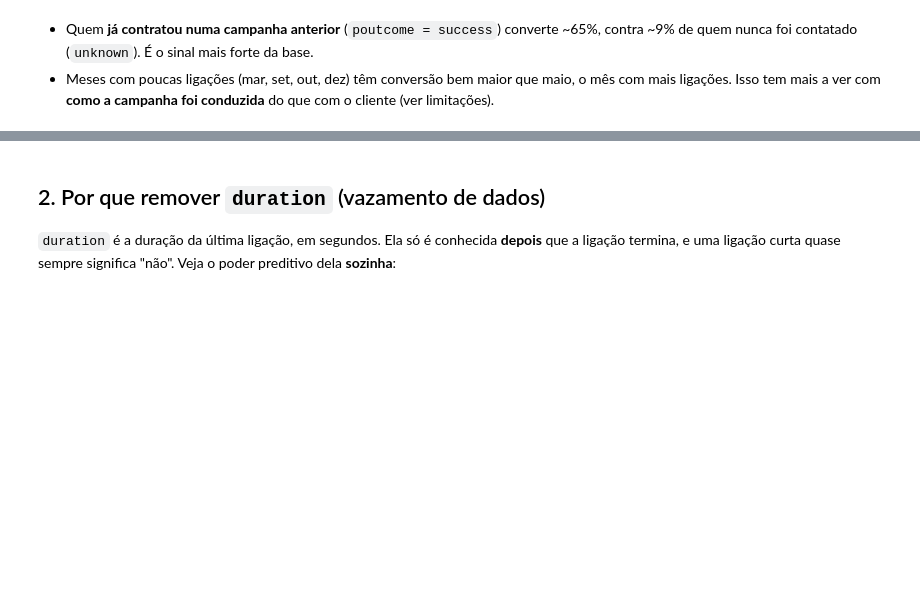
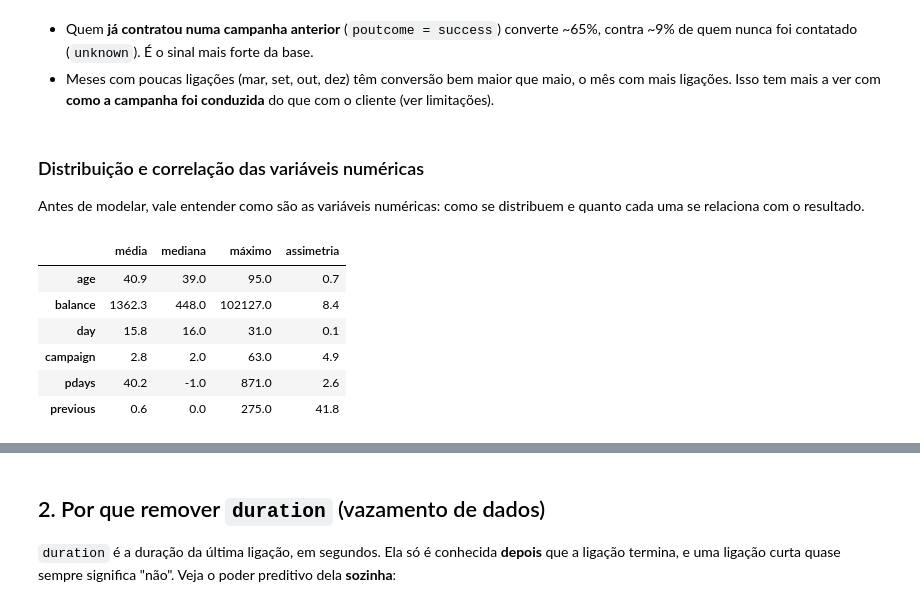
Before and after one commit to taksz/modelo-preditivo, a Jupyter notebook: notebooks/modelo_preditivo.ipynb, the cells around one changed output, grey strips where cells are left out. Cells and saved outputs as stored; diff of their text form; code cells hidden in the pictures; blank space fills up the shorter version.

```diff
--- a/notebooks/modelo_preditivo.ipynb
+++ b/notebooks/modelo_preditivo.ipynb
@@ -99,3 +99,21 @@ plt.tight_layout()
 # %% [markdown]
 - Quem **já contratou numa campanha anterior** (`poutcome = success`) converte ~65%, contra ~9% de quem nunca foi contatado (`unknown`). É o sinal mais forte da base.
 - Meses com poucas ligações (mar, set, out, dez) têm conversão bem maior que maio, o mês com mais ligações. Isso tem mais a ver com **como a campanha foi conduzida** do que com o cliente (ver limitações).
+# %% [markdown]
+### Distribuição e correlação das variáveis numéricas
+
+Antes de modelar, vale entender como são as variáveis numéricas: como se distribuem e quanto cada uma se relaciona com o resultado.
+# %%
+numericas = m.COLUNAS_NUMERICAS
+resumo = bruto[numericas].describe().T[["mean", "50%", "max"]]
+resumo["assimetria"] = bruto[numericas].skew()
+resumo.columns = ["média", "mediana", "máximo", "assimetria"]
+resumo.round(1)
+# %% [output]
+|  | média | mediana | máximo | assimetria |
+| age | 40.9 | 39.0 | 95.0 | 0.7 |
+| balance | 1362.3 | 448.0 | 102127.0 | 8.4 |
+| day | 15.8 | 16.0 | 31.0 | 0.1 |
+| campaign | 2.8 | 2.0 | 63.0 | 4.9 |
+| pdays | 40.2 | -1.0 | 871.0 | 2.6 |
+| previous | 0.6 | 0.0 | 275.0 | 41.8 |
```
Also changed, not shown: parts of 10 cells of this notebook, 1 other file.
